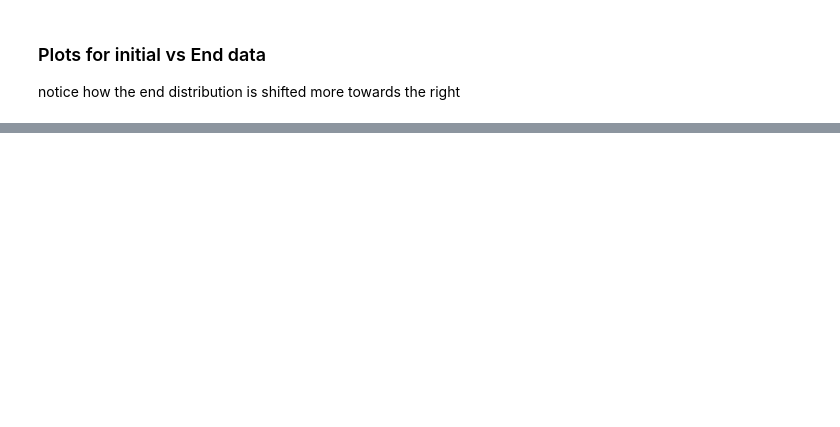
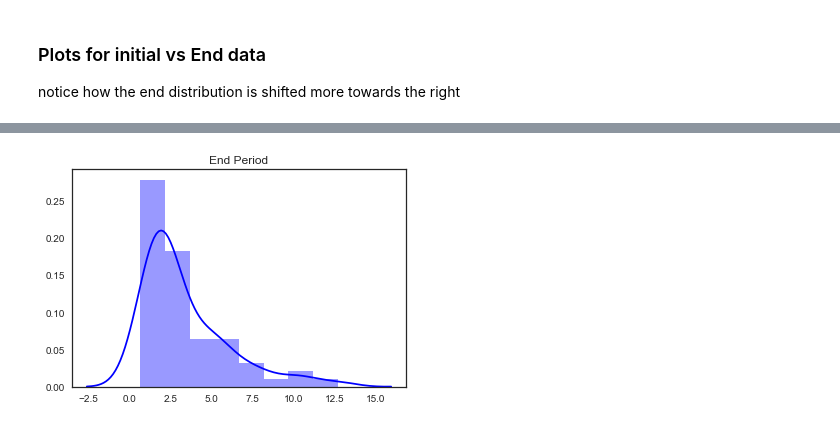
Before and after one commit to WilliXL/AdaptiveDecisionMaking_2018, a Jupyter notebook: notebooks/Final-Init&End.ipynb, the cells around one changed output, grey strips where cells are left out. Saved outputs shown, nothing was run; the diff lists cells and outputs as text; code cells hidden in the pictures; blank space fills up the shorter version.

```diff
--- a/notebooks/Final-Init&End.ipynb
+++ b/notebooks/Final-Init&End.ipynb
@@ -742,6 +1114,11 @@ initDataAx = sns.distplot(dataInit.rt.values, color='orange', label='Initial')
 # %%
 endColor = '#00479D'
-endDataAx = sns.distplot(dataEnd.rt.values, color='b', label='End')
+# mean 3.378 s
+# std 2.641 s
+# error on mean 0.335 s
+endDataAx = sns.distplot(dataEnd.rt.values, color='b', label='End').set_title('End Period')
+# %% [output]
+[figure, added]
 # %%
 initDataAx = sns.distplot(dataInit.rt.values, color='orange', label='Initial')
 endDataAx = sns.distplot(dataEnd.rt.values, color='b', label='End')
```
Also changed, not shown: parts of 34 cells of this notebook.
